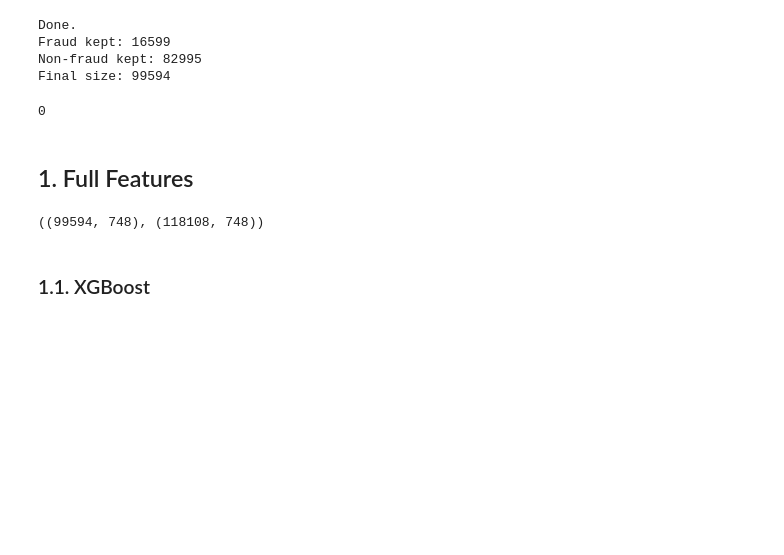
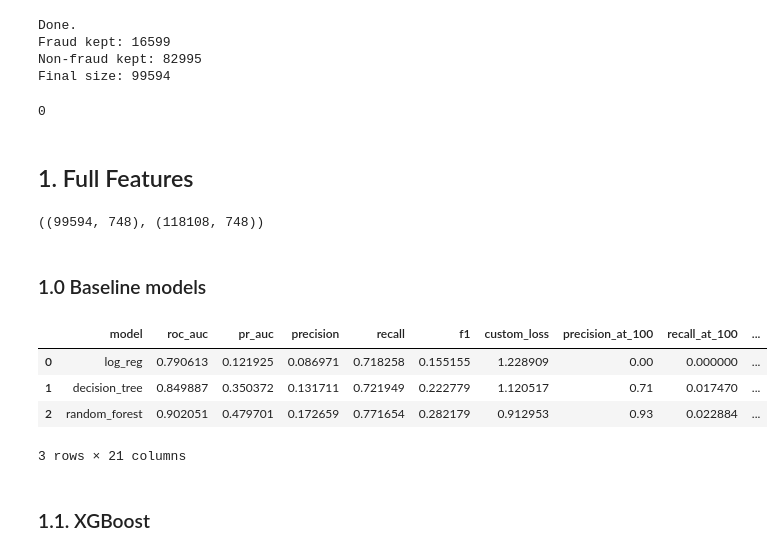
Before and after one commit to koutsompinask/MSC-thesis, a Jupyter notebook: training.ipynb, the cells around one changed output. Drawn from its saved outputs; the diff is of its cells as text; code cells hidden in the pictures; blank space fills up the shorter version.

```diff
--- a/training.ipynb
+++ b/training.ipynb
@@ -35,3 +35,19 @@ EXPERIMENT_NAME = "Fraud-detection-custom-thresholds_v10_downsample_auc_pr"
+# %%
+from functools import partial
+
+common_eval_kwargs = dict(
+    results_dir="ai-gen/results",
+    top_k_list=[100, 500, 1000],
+    top_k_percents=[0.001, 0.005, 0.01],
+    cost_threshold_selection=True,
+    bootstrap_n=200,
+    time_col="TransactionDT",
+    time_unit="s",
+    time_freq="M",
+    time_origin="start",
+    min_slice_size=500,
+)
+evaluate_and_log = partial(evaluate_and_log, **common_eval_kwargs)
 # %%
 data_folder = 'ieee-fraud-detection-data/processed/'
 
@@ -124,3 +140,5 @@ del train, test
 X_train.shape, X_test.shape
 # %% [output]
 ((99594, 748), (118108, 748))
+# %% [markdown]
+### 1.0 Baseline models
@@ -127,3 +248,29 @@ X_train.shape, X_test.shape
+# %%
+X_train_enc, X_test_enc = encode_categoricals(X_train, X_test)
+# %%
+X_train_enc.fillna(-1, inplace=True)
+X_test_enc.fillna(-1,inplace=True)
+# %%
+# --- Baselines Table ---
+from evaluate_models_util import run_baseline_table
+
+results_dir = "ai-gen/results"
+baseline_df = run_baseline_table(
+    X_train=X_train_enc,
+    y_train=y_train,
+    X_test=X_test_enc,
+    y_test=y_test,
+    results_dir=results_dir,
+    top_k_list=common_eval_kwargs["top_k_list"],
+    top_k_percents=common_eval_kwargs["top_k_percents"],
+)
+baseline_df.head()
+# %% [output]
+|  | model | roc_auc | pr_auc | precision | recall | f1 | custom_loss | precision_at_100 | recall_at_100 | ... |
+| 0 | log_reg | 0.790613 | 0.121925 | 0.086971 | 0.718258 | 0.155155 | 1.228909 | 0.00 | 0.000000 | ... |
+| 1 | decision_tree | 0.849887 | 0.350372 | 0.131711 | 0.721949 | 0.222779 | 1.120517 | 0.71 | 0.017470 | ... |
+| 2 | random_forest | 0.902051 | 0.479701 | 0.172659 | 0.771654 | 0.282179 | 0.912953 | 0.93 | 0.022884 | ... |
+3 rows × 21 columns
 # %% [markdown]
 ### 1.1. XGBoost
 # %%
```
Also changed, not shown: parts of 16 cells of this notebook, 3 other files.
